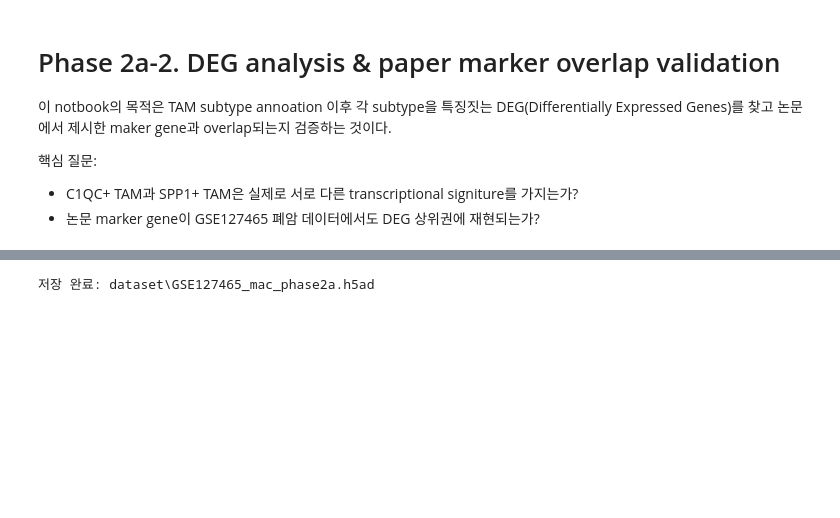
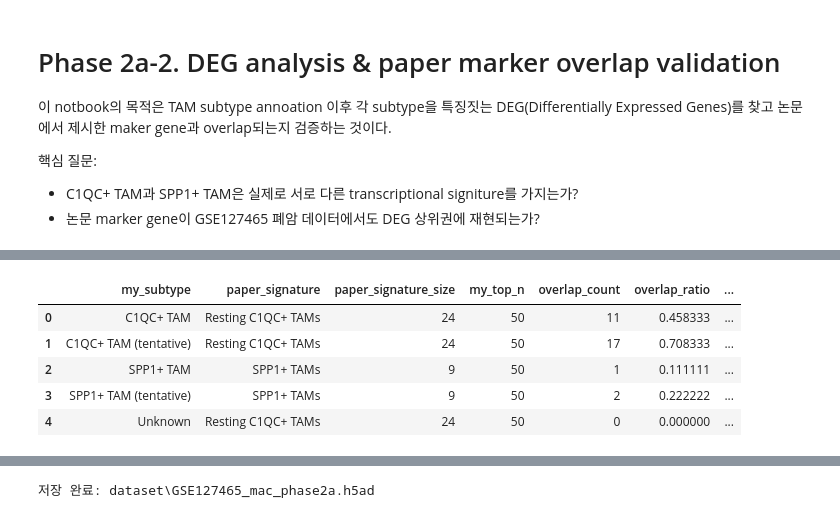
Before and after one commit to boeun02/scRNA-seq-Cancer-Immunology-Analysis, a Jupyter notebook: phase2_analysis/02_DEG_analysis.ipynb, the cells around one changed output, grey strips where cells are left out. Drawn from its saved outputs; the diff is of its cells as text; code cells hidden in the pictures; blank space fills up the shorter version.

Commit message:
refac: supplementary DEG signature 기반 검증
Signed-off-by: boeun02 <qkrqhrud1118@naver.com>

```diff
--- a/phase2_analysis/02_DEG_analysis.ipynb
+++ b/phase2_analysis/02_DEG_analysis.ipynb
@@ -168,0 +283,19 @@ display(overlap_df)
+# %%
+best_overlap = (
+    overlap_df
+    .sort_values(
+        ["my_subtype", "overlap_count", "overlap_ratio"],
+        ascending=[True, False, False]
+    )
+    .groupby("my_subtype", as_index=False)
+    .first()
+)
+
+display(best_overlap)
+# %% [output]
+|  | my_subtype | paper_signature | paper_signature_size | my_top_n | overlap_count | overlap_ratio | ... |
+| 0 | C1QC+ TAM | Resting C1QC+ TAMs | 24 | 50 | 11 | 0.458333 | ... |
+| 1 | C1QC+ TAM (tentative) | Resting C1QC+ TAMs | 24 | 50 | 17 | 0.708333 | ... |
+| 2 | SPP1+ TAM | SPP1+ TAMs | 9 | 50 | 1 | 0.111111 | ... |
+| 3 | SPP1+ TAM (tentative) | SPP1+ TAMs | 9 | 50 | 2 | 0.222222 | ... |
+| 4 | Unknown | Resting C1QC+ TAMs | 24 | 50 | 0 | 0.000000 | ... |
```
Also changed, not shown: parts of 14 cells of this notebook, 3 other files.
